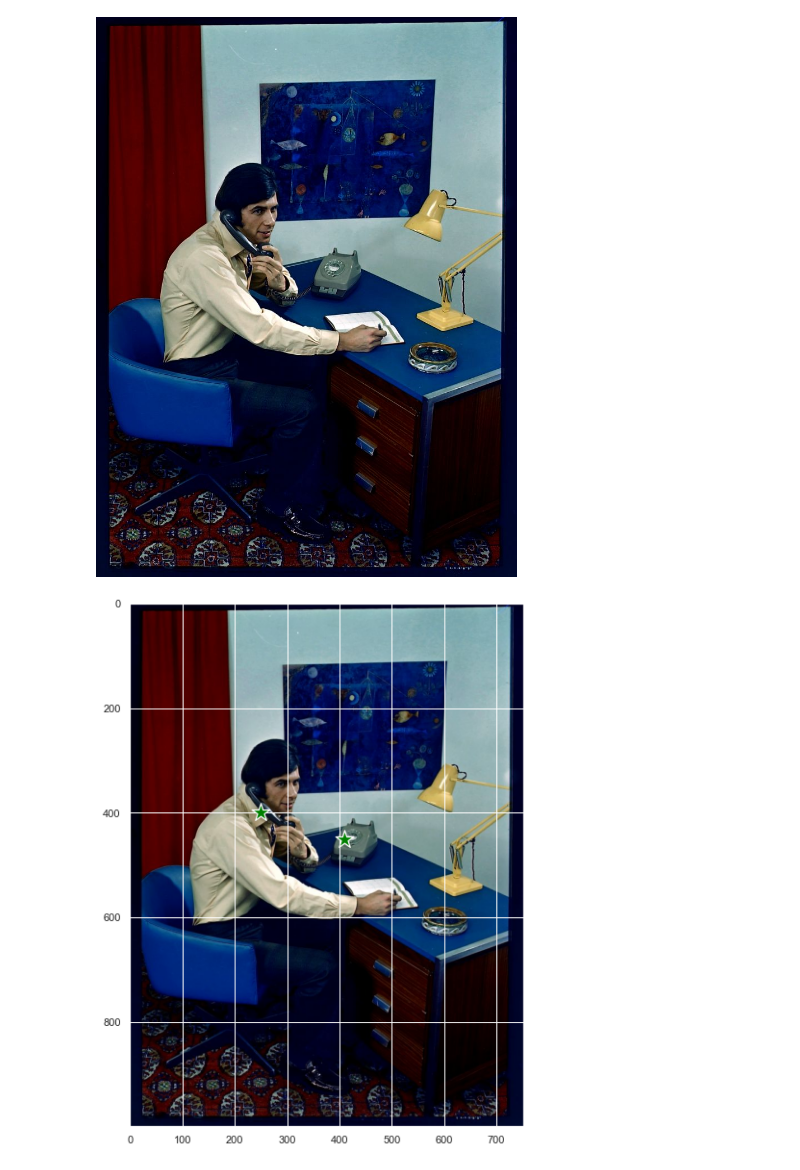
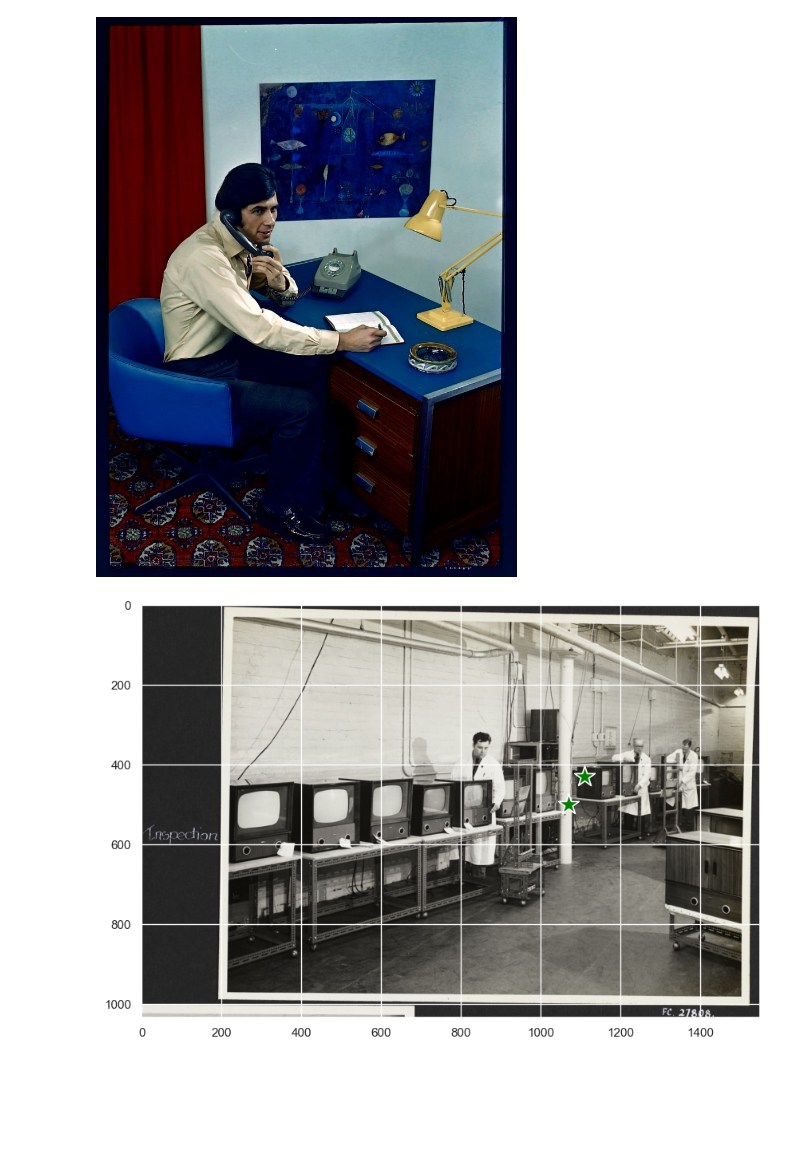
Before and after one commit to kasparvonbeelen/heritage-weaver-demo, a Jupyter notebook: Experiment 4 - Segment and Search.ipynb, the cells around one changed output. Cells and saved outputs as stored; diff of their text form; code cells hidden in the pictures; blank space fills up the shorter version.

```diff
--- a/Experiment 4 - Segment and Search.ipynb
+++ b/Experiment 4 - Segment and Search.ipynb
@@ -99,22 +113,14 @@ raw_image
 # %%
-# # example 1
-# img_url ='https://media.istockphoto.com/id/891337926/photo/beautiful-woman-with-vintage-phone.jpg?s=170667a&w=0&k=20&c=xXFnMliS5aWx4vOZIwnm6HaOW71HFCvYNTCKnO9rFRs='
-# input_points = [[[300,275],[200,250],[166,200],[140,140]]]
-# example 2
-img_url = 'http://www.digitalarchives.bt.com/Calmview/GetImage.ashx?db=Catalog&type=default&fname=TCB_417_E54315.jpg'
-input_points = [[[410,450],[250,400]]]
-# # example 3
-# img_url = "https://i.pinimg.com/736x/43/32/18/433218ccd63087a6ba0c66336777a8cb.jpg"
-# input_points = [[[420, 550]]] # 2D location of a window in the image
-# # example 4
-# img_url = "https://i.pinimg.com/originals/98/8c/2a/988c2a6dc0155e2aa1cf66142e85acf4.jpg"
-# input_points = [[[700,800],[700,500]]]
 
 
-raw_image = Image.open(requests.get(img_url, stream=True).raw).convert("RGB")
+img_path = '/Users/kasparbeelen/Downloads/001 (67)_cropped_image_2.png'
+#img_path = '/Users/kasparbeelen/Downloads/001 (16)_cropped_image_1.png'
+input_points = [[[1070,500],[1110,430]]]
+#raw_image = Image.open(requests.get(img_url, stream=True).raw).convert("RGB")
+raw_image = Image.open(img_path).convert("RGB")
 show_points_on_image(raw_image,input_points[0])
 # %% [output]
-[figure, old version]
+[figure, new version]
 # %%
 inputs = processor(raw_image, input_points=input_points, return_tensors="pt").to(device)
 with torch.no_grad():
```
Also changed, not shown: parts of 7 cells of this notebook, 7 other files.
